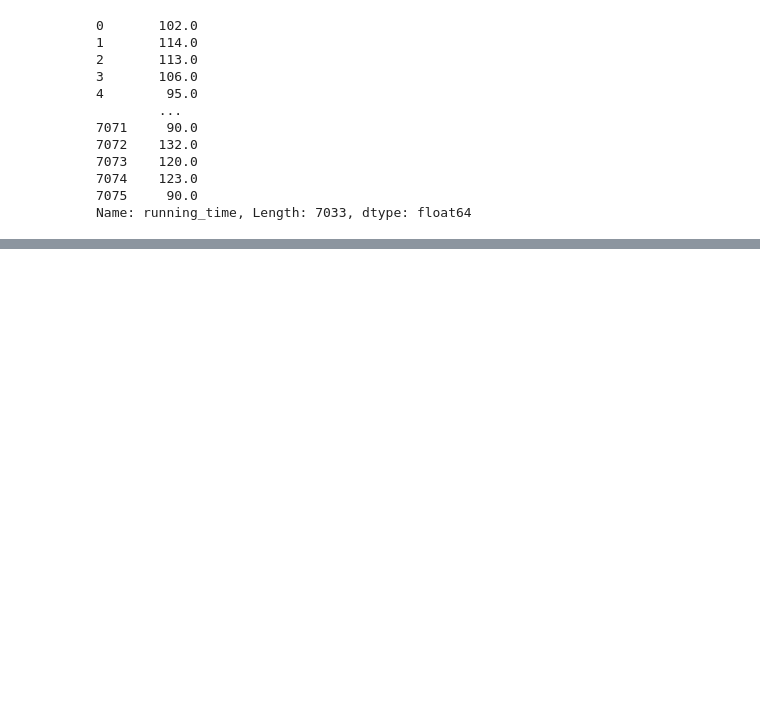
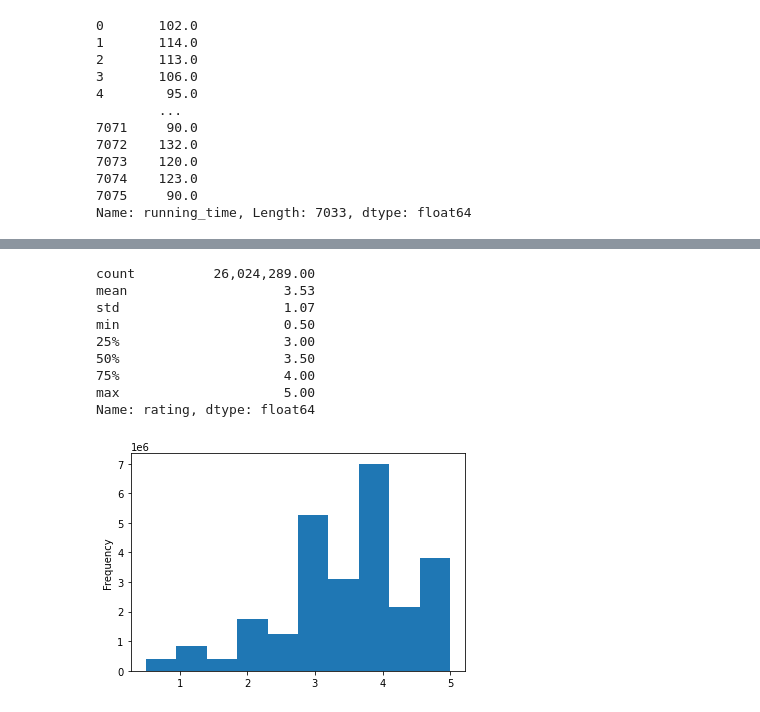
Before and after one commit to izzyd24/Movies-ETL, a Jupyter notebook: automated_pipeline.ipynb, the cells around one changed output, grey strips where cells are left out. Saved outputs shown, nothing was run; the diff lists cells and outputs as text; code cells hidden in the pictures; blank space fills up the shorter version.

```diff
--- a/automated_pipeline.ipynb
+++ b/automated_pipeline.ipynb
@@ -735,0 +836,17 @@ wiki_movies_df.drop('Running time', axis=1, inplace=True)
+# %%
+ratings['timestamp'] = pd.to_datetime(ratings['timestamp'], unit='s')
+# %%
+pd.options.display.float_format = '{:20,.2f}'.format
+ratings['rating'].plot(kind='hist')
+ratings['rating'].describe()
+# %% [output]
+count          26,024,289.00
+mean                    3.53
+std                     1.07
+min                     0.50
+25%                     3.00
+50%                     3.50
+75%                     4.00
+max                     5.00
+Name: rating, dtype: float64
+[figure, added]
```
Also changed, not shown: parts of 12 cells of this notebook.
